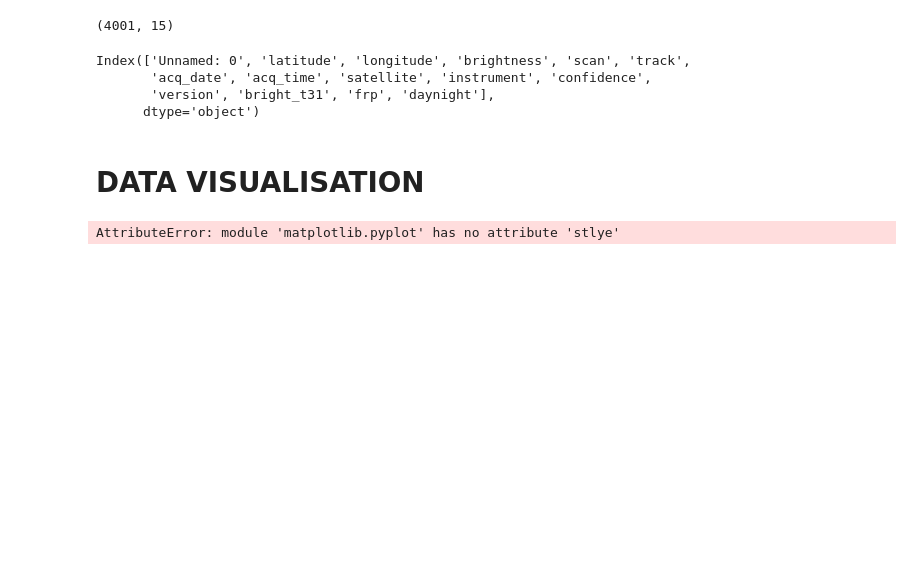
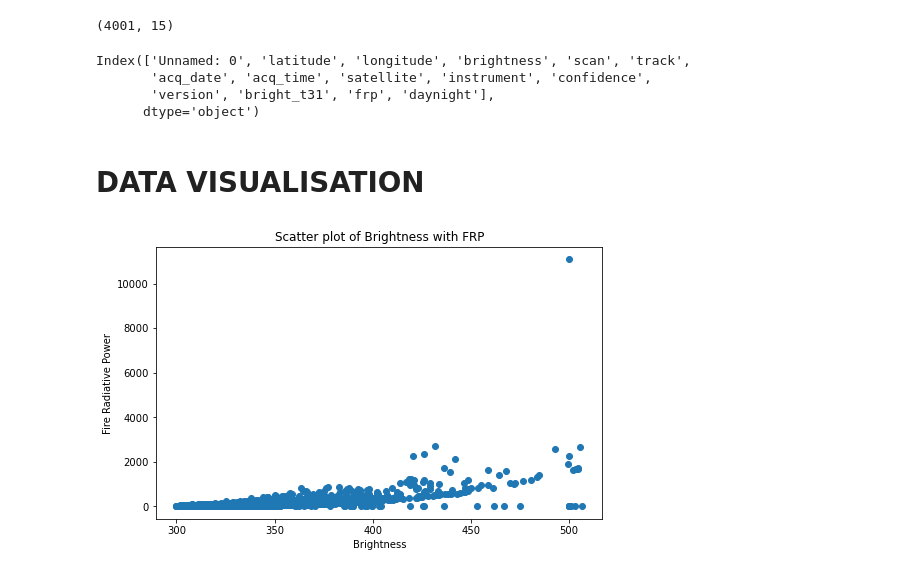
Before and after one commit to bkantwi/linear_regression, a Jupyter notebook: linear regression.ipynb, the cells around one changed output. Drawn from its saved outputs; the diff is of its cells as text; code cells hidden in the pictures; blank space fills up the shorter version.

```diff
--- a/linear regression.ipynb
+++ b/linear regression.ipynb
@@ -44,7 +46,12 @@ Index(['Unnamed: 0', 'latitude', 'longitude', 'brightness', 'scan', 'track',
 # %% [markdown]
 # DATA VISUALISATION
 # %%
-# Plot using ggplot
-plt.stlye.use('ggplot')
+# Scatter Plot
+fig = plt.figure(figsize=(8,5))
+plt.scatter(x=df['brightness'],y=df['frp'])
+plt.title('Scatter plot of Brightness with FRP')
+plt.xlabel('Brightness')
+plt.ylabel('Fire Radiative Power')
+plt.show()
 # %% [output]
-AttributeError: module 'matplotlib.pyplot' has no attribute 'stlye'
+[figure, added]
```
Also changed, not shown: parts of 8 cells of this notebook.
